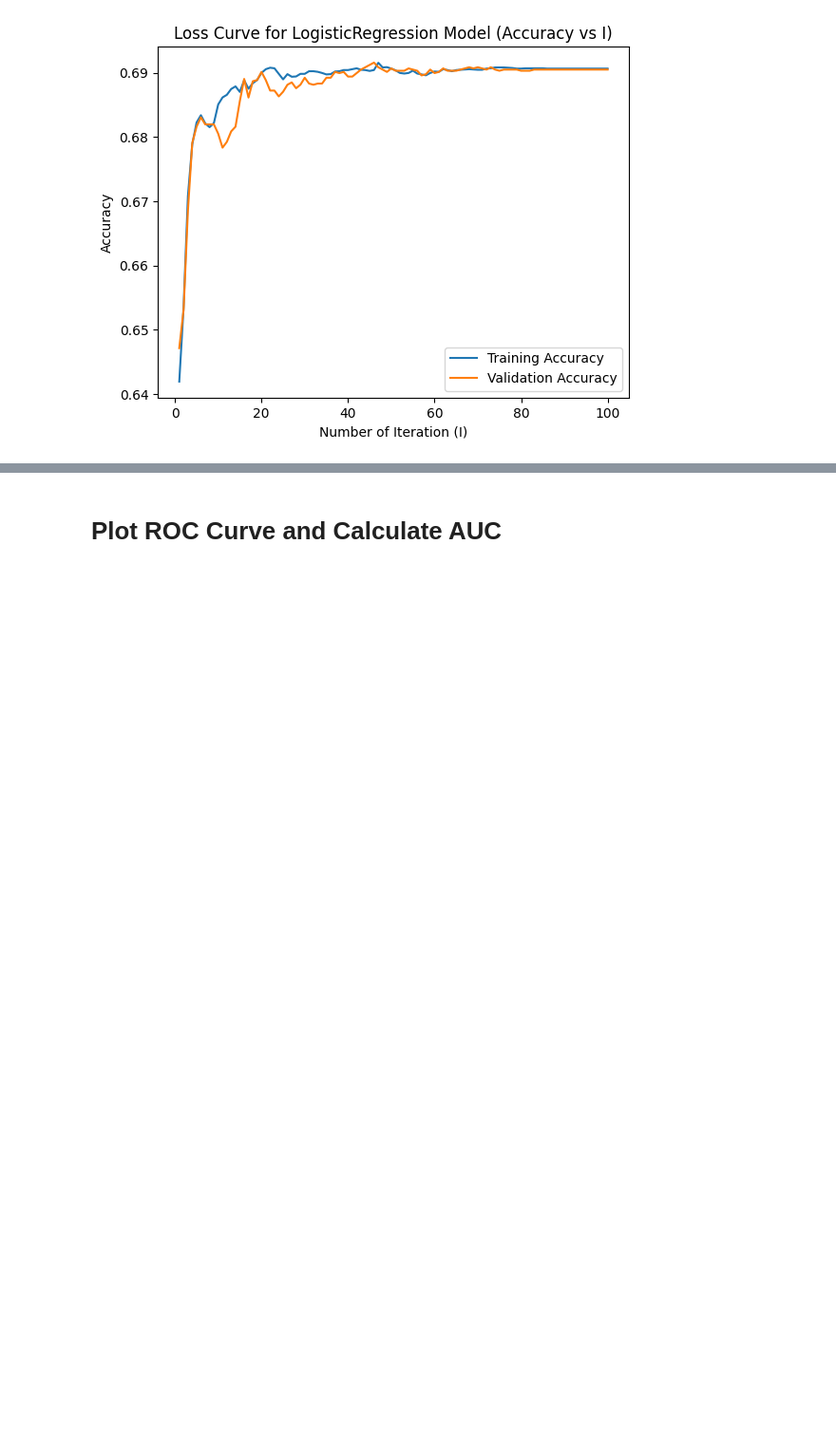
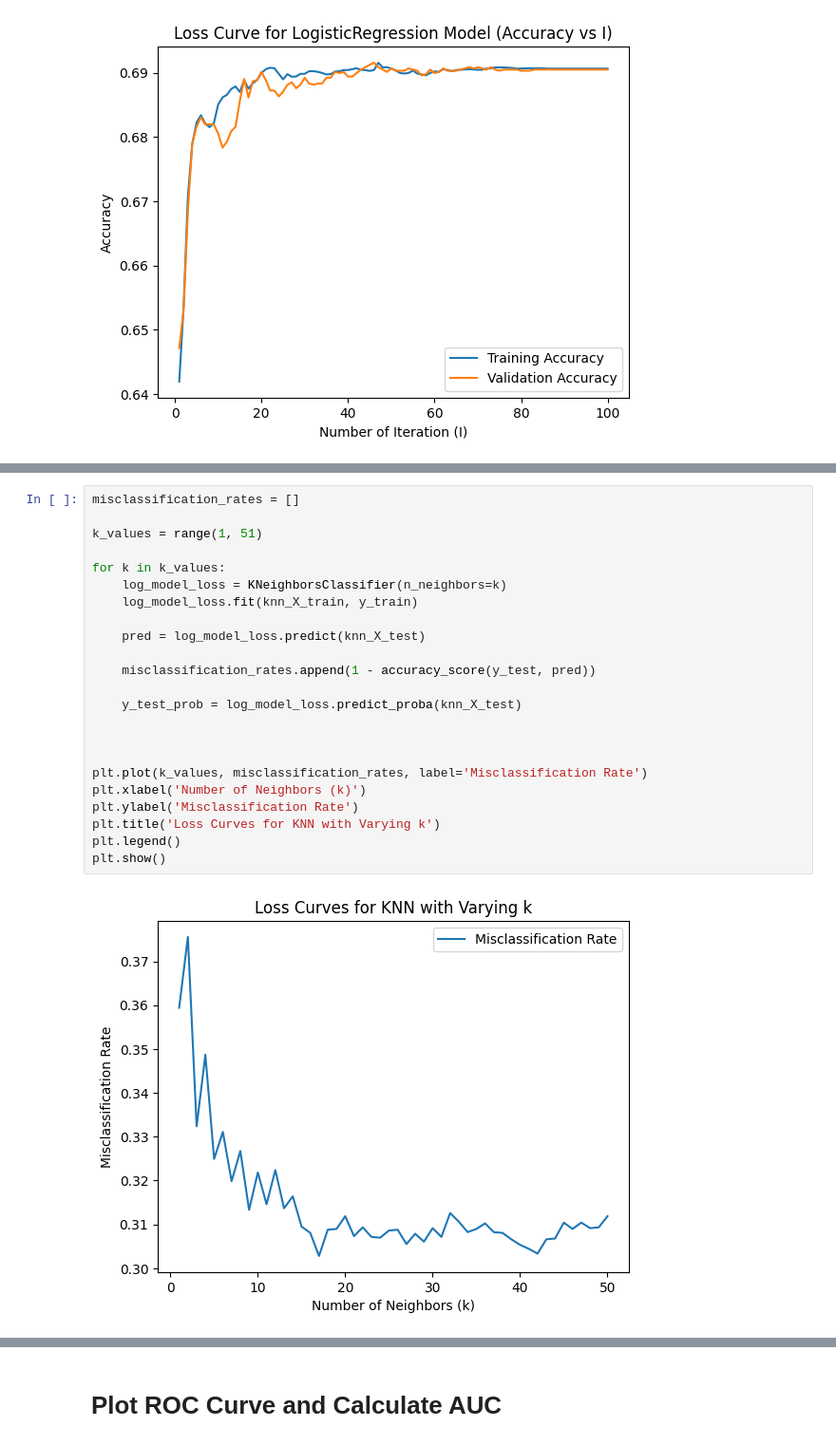
Before and after one commit to yousef-RXy/machine-learning, a Jupyter notebook: Image dataset.ipynb, the cells around one changed output, grey strips where cells are left out. Shown at 95% size. Saved outputs shown, nothing was run; the diff lists cells and outputs as text; blank space fills up the shorter version.

```diff
--- a/Image dataset.ipynb
+++ b/Image dataset.ipynb
@@ -218,0 +268,25 @@ plt.show()
+# %%
+misclassification_rates = []
+
+k_values = range(1, 51)
+
+for k in k_values:
+    log_model_loss = KNeighborsClassifier(n_neighbors=k)
+    log_model_loss.fit(knn_X_train, y_train)
+
+    pred = log_model_loss.predict(knn_X_test)
+
+    misclassification_rates.append(1 - accuracy_score(y_test, pred))
+
+    y_test_prob = log_model_loss.predict_proba(knn_X_test)
+
+
+
+plt.plot(k_values, misclassification_rates, label='Misclassification Rate')
+plt.xlabel('Number of Neighbors (k)')
+plt.ylabel('Misclassification Rate')
+plt.title('Loss Curves for KNN with Varying k')
+plt.legend()
+plt.show()
+# %% [output]
+[figure, added]
```
Also changed, not shown: parts of 4 cells of this notebook, 3 other files.
